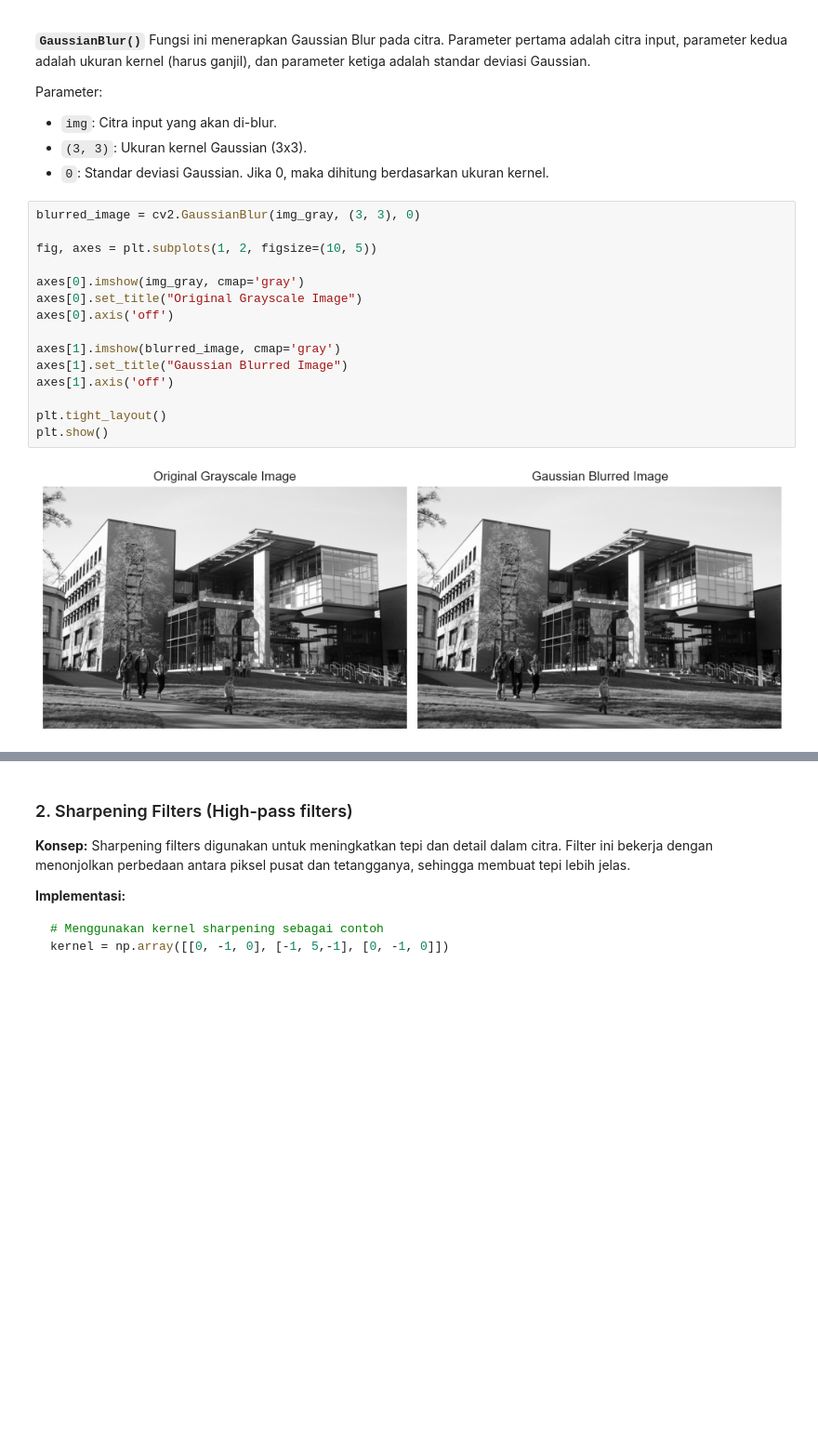
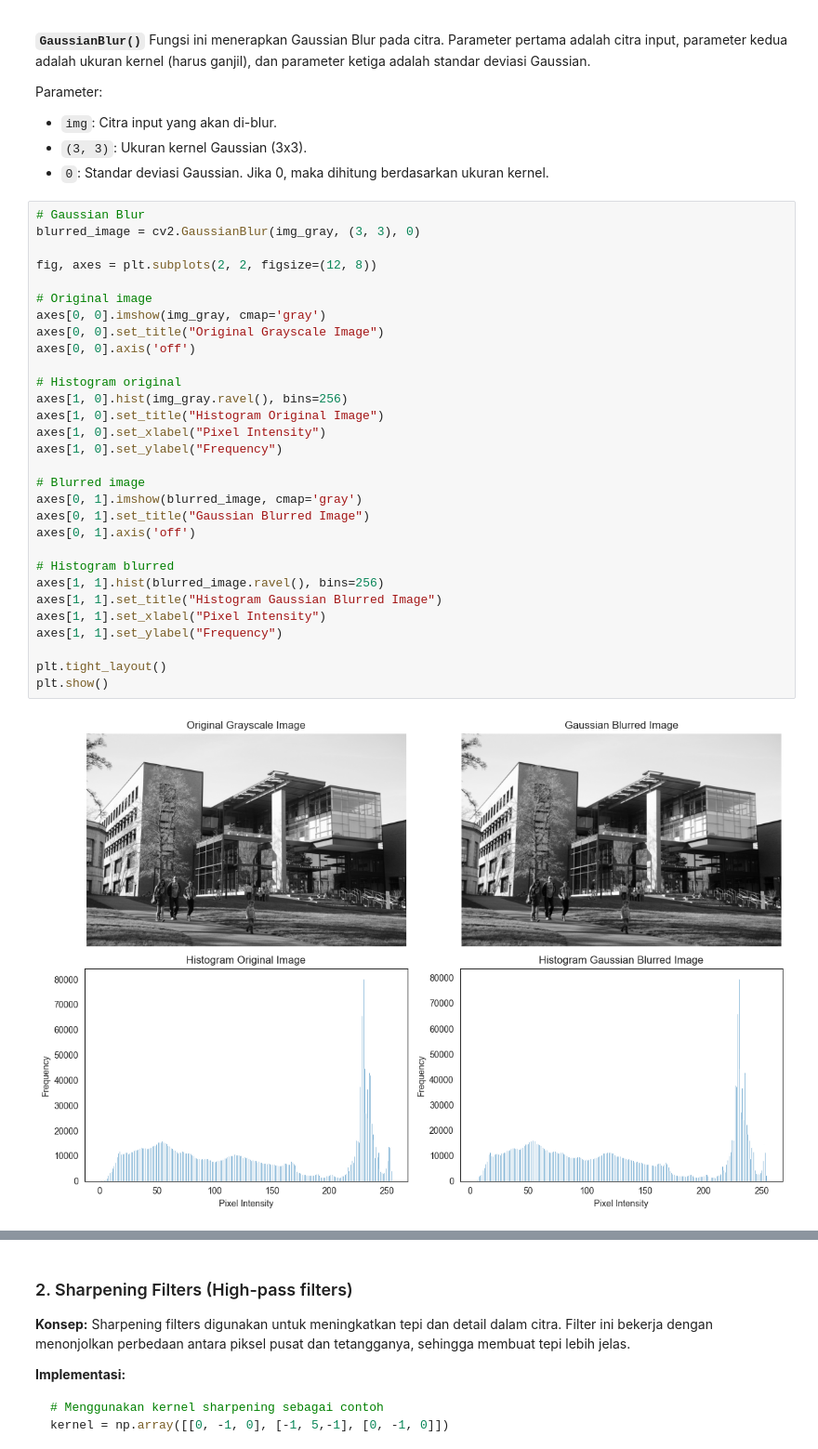
Before and after one commit to Sugiarta123/Quiz-2, a Jupyter notebook: 04_filters.ipynb, the cells around one changed output, grey strips where cells are left out. Shown at 93% size. Saved outputs shown, nothing was run; the diff lists cells and outputs as text; blank space fills up the shorter version.

```diff
--- a/04_filters.ipynb
+++ b/04_filters.ipynb
@@ -335,22 +345,37 @@ Parameter:
 - `(3, 3)`: Ukuran kernel Gaussian (3x3).
 - `0`: Standar deviasi Gaussian. Jika 0, maka dihitung berdasarkan ukuran kernel.
 # %%
+# Gaussian Blur
 blurred_image = cv2.GaussianBlur(img_gray, (3, 3), 0)
 
-fig, axes = plt.subplots(1, 2, figsize=(10, 5))
+fig, axes = plt.subplots(2, 2, figsize=(12, 8))
 
-axes[0].imshow(img_gray, cmap='gray')
-axes[0].set_title("Original Grayscale Image")
-axes[0].axis('off')
+# Original image
+axes[0, 0].imshow(img_gray, cmap='gray')
+axes[0, 0].set_title("Original Grayscale Image")
+axes[0, 0].axis('off')
 
-axes[1].imshow(blurred_image, cmap='gray')
-axes[1].set_title("Gaussian Blurred Image")
-axes[1].axis('off')
+# Histogram original
+axes[1, 0].hist(img_gray.ravel(), bins=256)
+axes[1, 0].set_title("Histogram Original Image")
+axes[1, 0].set_xlabel("Pixel Intensity")
+axes[1, 0].set_ylabel("Frequency")
+
+# Blurred image
+axes[0, 1].imshow(blurred_image, cmap='gray')
+axes[0, 1].set_title("Gaussian Blurred Image")
+axes[0, 1].axis('off')
+
+# Histogram blurred
+axes[1, 1].hist(blurred_image.ravel(), bins=256)
+axes[1, 1].set_title("Histogram Gaussian Blurred Image")
+axes[1, 1].set_xlabel("Pixel Intensity")
+axes[1, 1].set_ylabel("Frequency")
 
 plt.tight_layout()
 plt.show()
 # %% [output]
-[figure, old version]
+[figure, new version]
 # %% [markdown]
 #### Analisis Histogram Penerapan Gaussian Filter pada Citra Grayscale
 
```
Also changed, not shown: parts of 12 cells of this notebook.
